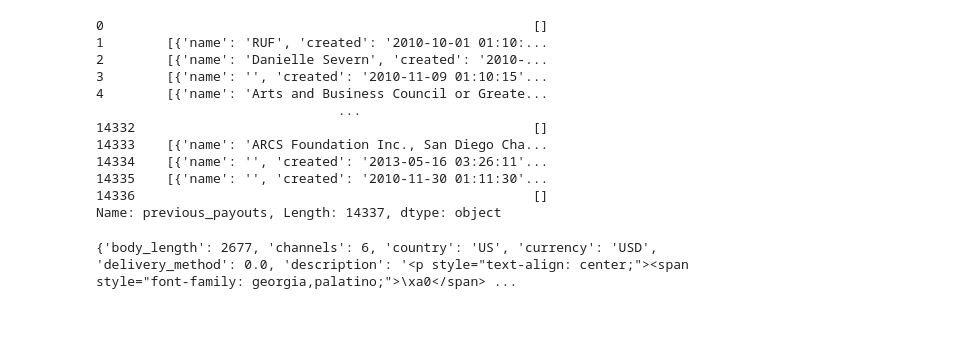
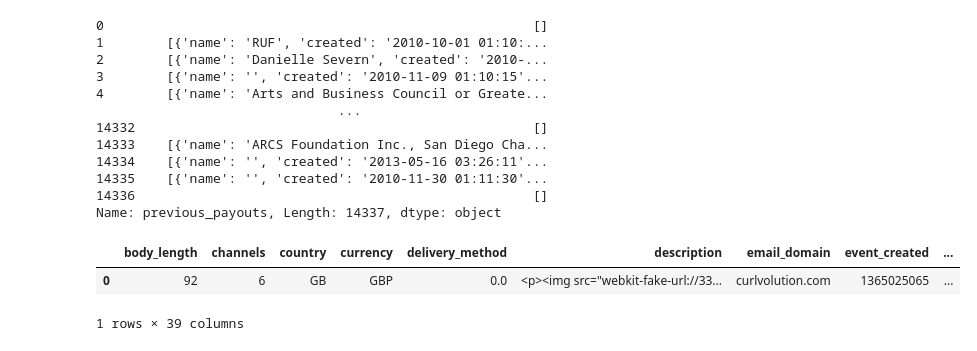
Before and after one commit to mkpetterson/Fraud_Detection, a Jupyter notebook: EDA_mkp.ipynb, the cells around one changed output. Cells and saved outputs as stored; diff of their text form; code cells hidden in the pictures; blank space fills up the shorter version.

```diff
--- a/EDA_mkp.ipynb
+++ b/EDA_mkp.ipynb
@@ -77,9 +77,11 @@ Name: previous_payouts, Length: 14337, dtype: object
 # %%
 # What do we get from the API?
 client = EventAPIClient()
-client.get_data()[0]
+pd.DataFrame(client.get_data())
 # %% [output]
+|  | body_length | channels | country | currency | delivery_method | description | email_domain | event_created | ... |
+| 0 | 92 | 6 | GB | GBP | 0.0 | <p><img src="webkit-fake-url://33... | curlvolution.com | 1365025065 | ... |
-{'body_length': 2677, 'channels': 6, 'country': 'US', 'currency': 'USD', 'delivery_method': 0.0, 'description': '<p style="text-align: center;"><span style="font-family: georgia,palatino;">\xa0</span> ...
+1 rows × 39 columns
 # %%
 features = [str(i) for i in transaction.keys()]
 features_to_keep_API = ['country', 'currency', 'delivery_method', 'email_domain', 'event_start',
```
Also changed, not shown: parts of 5 cells of this notebook, 2 other files.
